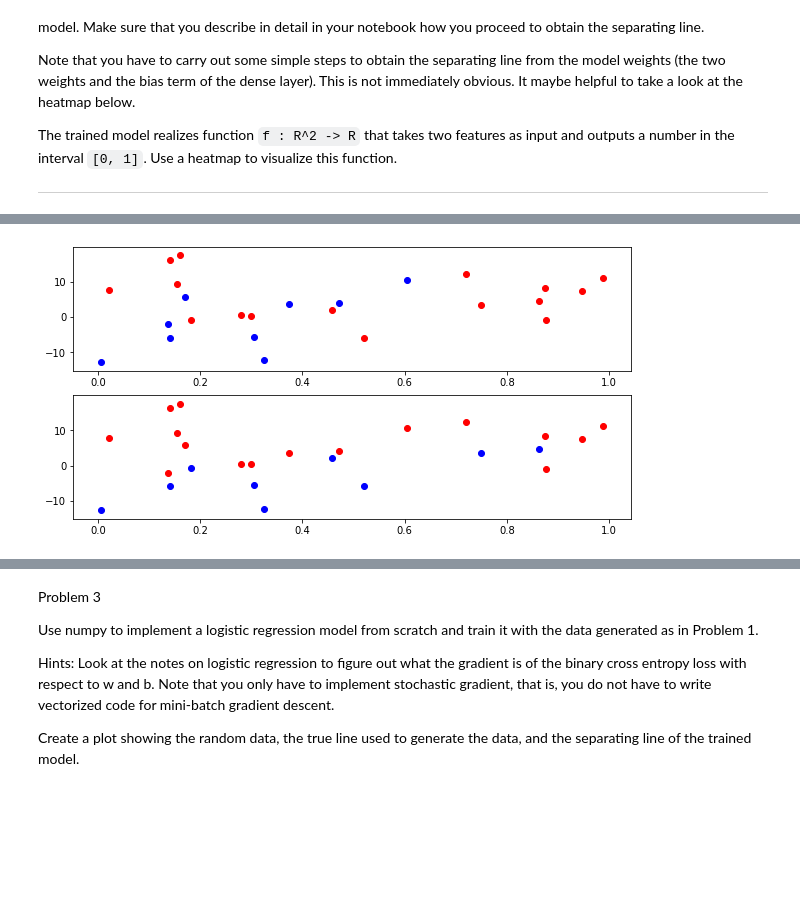
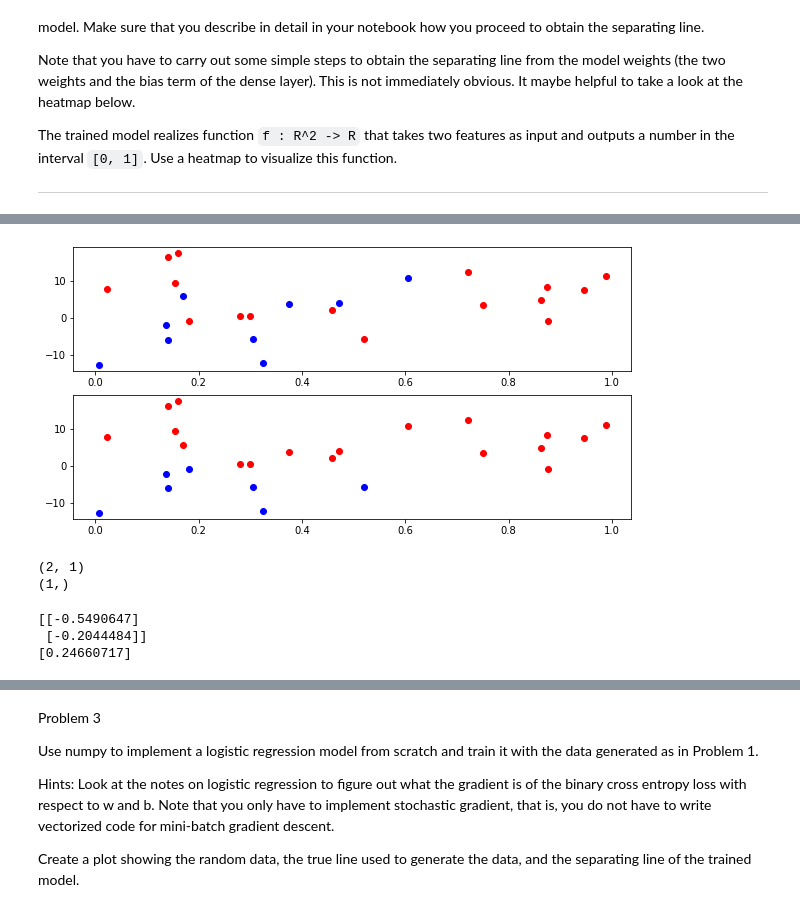
Before and after one commit to nspeer12/AI_CAP4630, a Jupyter notebook: hw3.ipynb, the cells around one changed output, grey strips where cells are left out. Cells and saved outputs as stored; diff of their text form; code cells hidden in the pictures; blank space fills up the shorter version.

````diff
--- a/hw3.ipynb
+++ b/hw3.ipynb
@@ -82,31 +76,33 @@ Note that you have to carry out some simple steps to obtain the separating line
 The trained model realizes function ```f : R^2 -> R``` that takes two features as input and outputs a number in the interval ```[0, 1]```. Use a heatmap to visualize this function.
 
 ---
-# %%
-def build_model():
-  model = keras.Sequential([
-    layers.Dense(64, activation='relu', input_shape=[2]),
-    layers.Dense(64, activation='relu'),
-    layers.Dense(1)
-  ])
-
-  optimizer = tf.keras.optimizers.RMSprop(0.001)
-
-  model.compile(loss='mse',
-                optimizer=optimizer,
-                metrics=['mae', 'mse'])
-  return model
 # %%
 # get data and test train split
 x_1, x_2, y = get_random_data(5,5,5,5,100)
+
+# X = (x1, x2 .... xn)T
 X = np.array([x_1, x_2]).T
+
+y = np.array(y)
 x_train, x_test, y_train, y_test = train_test_split(X, y)
+# %%
+def build_model(input_dim, output_dim):
+  model = keras.Sequential()
+  model.add(tf.keras.layers.Dense(output_dim, input_dim=input_dim, activation='sigmoid'))
+
+  optimizer = tf.keras.optimizers.Adam(learning_rate=0.1, beta_1=0.9, beta_2=0.999, epsilon=1e-07, amsgrad=False,name='Adam')
+
+  model.compile(loss=tf.keras.losses.BinaryCrossentropy(), optimizer='sgd')
+
+  return model
 # %%
-model = build_model()
+# number of inputs
+input_dim = 2
+# output dimensions (classes)
+output_dim = 1
+model = build_model(input_dim, output_dim)
 
-EPOCHS = 10
+EPOCHS = 100
 
-history = model.fit(
-  x_train, y_train,
-  epochs=EPOCHS)
+history = model.fit(x_train, y_train, epochs=EPOCHS)
 # %% [output]
@@ -130,13 +126,38 @@ Epoch 1000/1000
 # %%
 # make predictions
 preds = model.predict(x_test)
 
 fig, ax = plt.subplots(2, figsize=(10,5))
 
 for i in range(len(x_test)):
   # plot real value
-  ax[0].scatter(x_test[i][0], x_test[i][1], c='blue' if y_test[i] == 1 else 'red')
+  ax[0].scatter(x_test[i][0], x_test[i][1], c='blue' if y_test[i] == 1 else 'red', label='Real')
   # plot predictions
-  ax[1].scatter(x_test[i][0], x_test[i][1], c='blue' if preds[i] >= .5 else 'red')
+  ax[1].scatter(x_test[i][0], x_test[i][1], c='blue' if preds[i] >= .5 else 'red', label='Predictions')
 # %% [output]
-[figure, old version]
+[figure, new version]
+# %%
+# draw line by obtaining weights
+
+# get weights from model
+weights = model.get_weights()
+
+# has input shape of 2, which represent our weight vector
+print(weights[0].shape)
+
+# has output shape of 1, which will represent our b
+print(weights[1].shape)
+# %% [output]
+(2, 1)
+(1,)
+# %%
+# these will be the weights we use to plot our graph
+# weight vector
+print(weights[0])
+
+# bias
+print(weights[1])
+# %% [output]
+[[-0.5490647]
+ [-0.2044484]]
+[0.24660717]
````
Also changed, not shown: parts of 6 cells of this notebook.
